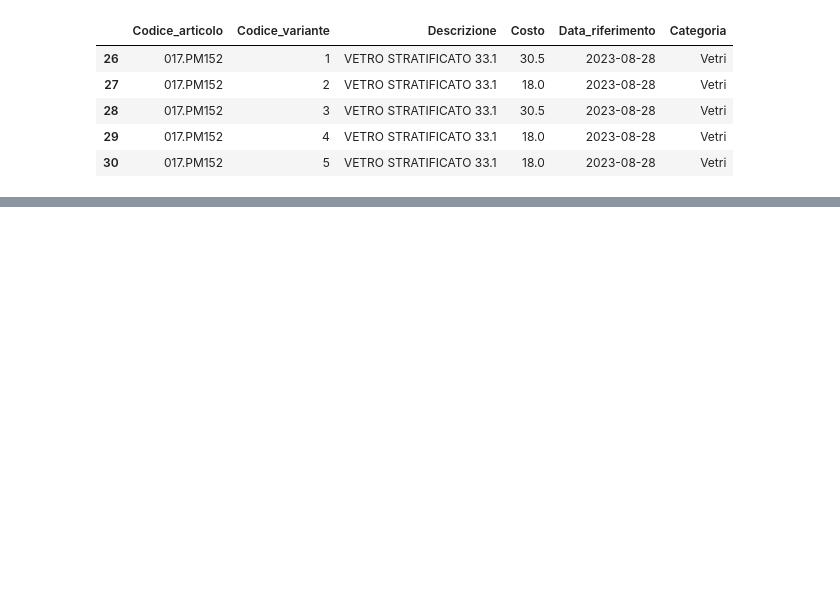
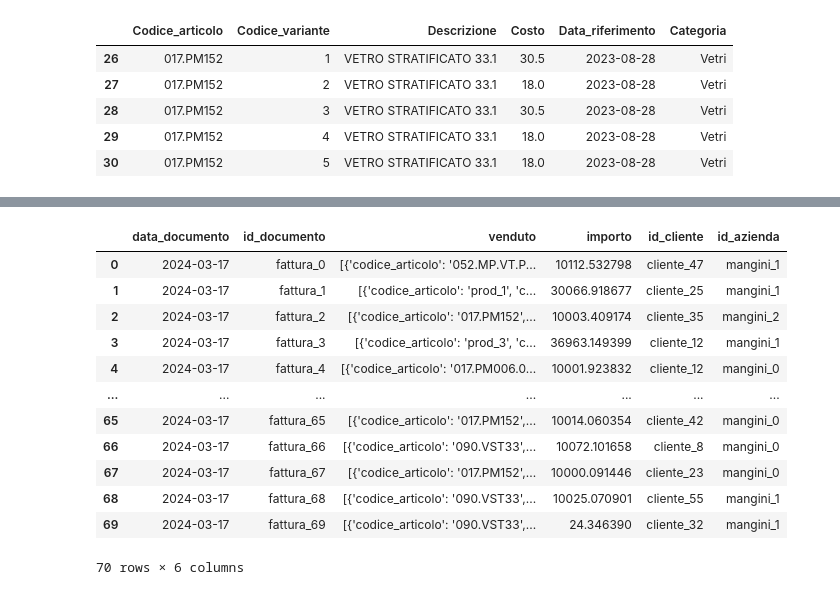
Before and after one commit to Ishikawa7/DEMO-Sales-Data-Analysis-and-Price-List-Management-System, a Jupyter notebook: generate_data_for_demo.ipynb, the cells around one changed output, grey strips where cells are left out. Drawn from its saved outputs; the diff is of its cells as text; code cells hidden in the pictures; blank space fills up the shorter version.

Commit message:
data generation finish

```diff
--- a/generate_data_for_demo.ipynb
+++ b/generate_data_for_demo.ipynb
@@ -61,15 +61,15 @@ for index in range(20):
 # %%
 #fornitori e ddt
 for index in range(len(df_ddt)):
-    cod_fornitore = df_ddt.iloc[index]["COD_CF_Fornitore"]
-    dict_entities["fornitore_" + cod_fornitore] = {
+    cod_fornitore = int(df_ddt.iloc[index]["COD_CF_Fornitore"])
+    dict_entities["fornitore_" + str(cod_fornitore)] = {
         "cod_fornitore": cod_fornitore
     }
     data_documento = df_ddt.iloc[index]["Data_documento"]
     id_documento = df_ddt.iloc[index]["ID_documento"]
     descrizione = df_ddt.iloc[index]["Descrizione"]
     codice_articolo = df_ddt.iloc[index]["Codice_articolo"]
-    codice_variante = df_ddt.iloc[index]["Codice_variante"]
+    codice_variante = int(df_ddt.iloc[index]["Codice_variante"])
     codice_categoria = df_ddt.iloc[index]["Codice_categoria"]
     unita_misura = df_ddt.iloc[index]["Unita_misura"]
     quantita_um = df_ddt.iloc[index]["Quantita_um"]
@@ -116,14 +116,14 @@ for i in range(35):
     for j in range(np.random.randint(1, 5)):
         # chose a random product
         codice_articolo = np.random.choice(ids_products_list)
-        product = dict_entities[codice_articolo]
-        codice_variante = product["variante"]
+        product = dict_entities["prod_"+codice_articolo]
+        codice_variante = int(product["variante"])
         costo = product["costo"]
         categoria = product["categoria"]
         prezzo_netto_vu = costo + np.random.uniform(-0.25, 0.5)
         product_dict = {
             "codice_articolo": codice_articolo,
-            "codice_variante": codice_variante,
+            "codice_variante": int(codice_variante),
             "codice_categoria": categoria,
             "prezzo_netto_vu": prezzo_netto_vu,
         }
@@ -151,14 +151,14 @@ for i in range(70):
     for j in range(np.random.randint(1, 5)):
         # chose a random product
         codice_articolo = np.random.choice(ids_products_list)
-        product = dict_entities[codice_articolo]
-        codice_variante = product["variante"]
+        product = dict_entities["prod_"+codice_articolo]
+        codice_variante = int(product["variante"])
         costo = product["costo"]
         categoria = product["categoria"]
         prezzo_netto_vu = costo + np.random.uniform(-0.25, 0.5)
         product_dict = {
             "codice_articolo": codice_articolo,
-            "codice_variante": codice_variante,
+            "codice_variante": int(codice_variante),
             "codice_categoria": categoria,
             "prezzo_netto_vu": prezzo_netto_vu,
         }
@@ -196,0 +223,6 @@ dict_entities
+# %%
+entities_types = ["prod", "fornitore", "documento", "cliente", "mangini", "preventivo", "fattura"]
+dict_types_list = {"prod":[], "fornitore":[], "documento":[], "cliente":[], "mangini":[], "preventivo":[], "fattura":[]}
+for key in dict_entities:
+    key_first_part = key.split("_")[0]
+    dict_types_list[key_first_part].append(dict_entities[key])
@@ -196,0 +233,17 @@ dict_entities
+# %%
+df_prod = pd.DataFrame(dict_types_list["fattura"])
+df_prod
+# %% [output]
+|  | data_documento | id_documento | venduto | importo | id_cliente | id_azienda |
+| 0 | 2024-03-17 | fattura_0 | [{'codice_articolo': '052.MP.VT.P... | 10112.532798 | cliente_47 | mangini_1 |
+| 1 | 2024-03-17 | fattura_1 | [{'codice_articolo': 'prod_1', 'c... | 30066.918677 | cliente_25 | mangini_1 |
+| 2 | 2024-03-17 | fattura_2 | [{'codice_articolo': '017.PM152',... | 10003.409174 | cliente_35 | mangini_2 |
+| 3 | 2024-03-17 | fattura_3 | [{'codice_articolo': 'prod_3', 'c... | 36963.149399 | cliente_12 | mangini_1 |
+| 4 | 2024-03-17 | fattura_4 | [{'codice_articolo': '017.PM006.0... | 10001.923832 | cliente_12 | mangini_0 |
+| ... | ... | ... | ... | ... | ... | ... |
+| 65 | 2024-03-17 | fattura_65 | [{'codice_articolo': '017.PM152',... | 10014.060354 | cliente_42 | mangini_0 |
+| 66 | 2024-03-17 | fattura_66 | [{'codice_articolo': '090.VST33',... | 10072.101658 | cliente_8 | mangini_0 |
+| 67 | 2024-03-17 | fattura_67 | [{'codice_articolo': '017.PM152',... | 10000.091446 | cliente_23 | mangini_0 |
+| 68 | 2024-03-17 | fattura_68 | [{'codice_articolo': '090.VST33',... | 10025.070901 | cliente_55 | mangini_1 |
+| 69 | 2024-03-17 | fattura_69 | [{'codice_articolo': '090.VST33',... | 24.346390 | cliente_32 | mangini_1 |
+70 rows × 6 columns
```
Also changed, not shown: parts of 6 cells of this notebook, 8 other files.
